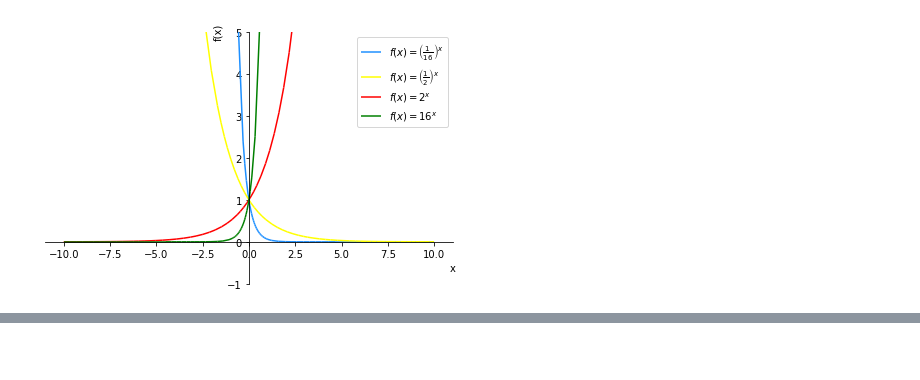
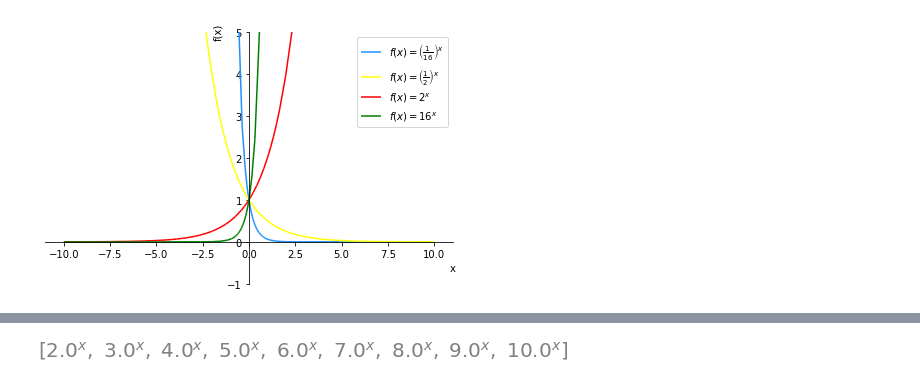
Before and after one commit to PaulToronto/Johns-Hopkins-Coursera-Applied-Calculus-With-Python, a Jupyter notebook: 2_2_Exponential_and_Logarithmic_Functions.ipynb, the cells around one changed output, grey strips where cells are left out. Saved outputs shown, nothing was run; the diff lists cells and outputs as text; code cells hidden in the pictures; blank space fills up the shorter version.

```diff
--- a/2_2_Exponential_and_Logarithmic_Functions.ipynb
+++ b/2_2_Exponential_and_Logarithmic_Functions.ipynb
@@ -128,0 +156,6 @@ plot_many(exprs)
+# %%
+x = sym.symbols('x')
+exprs = [a**x for a in (np.linspace(2, 10, 9))]
+exprs
+# %% [output]
+[figure, added]
```
Also changed, not shown: parts of 30 cells of this notebook.
